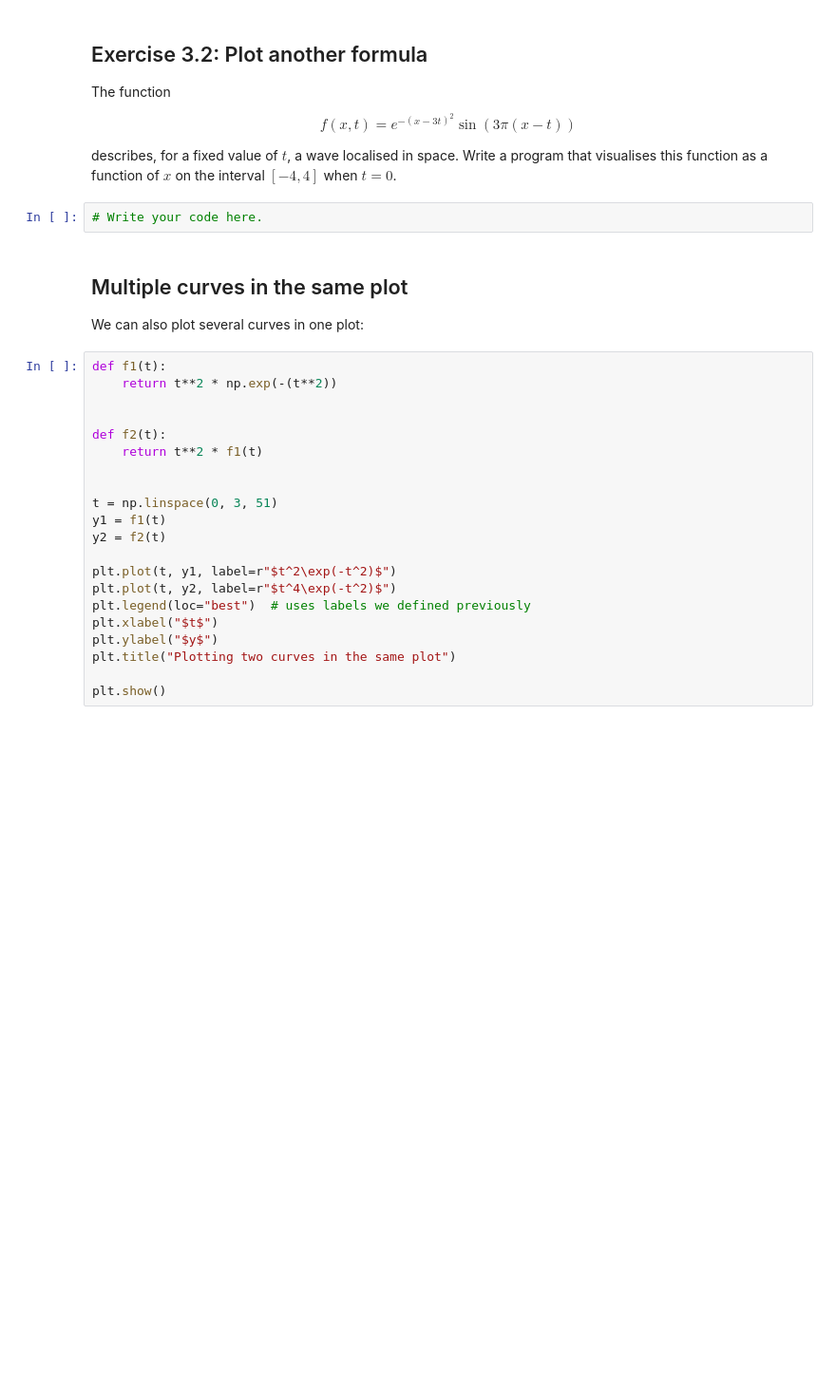
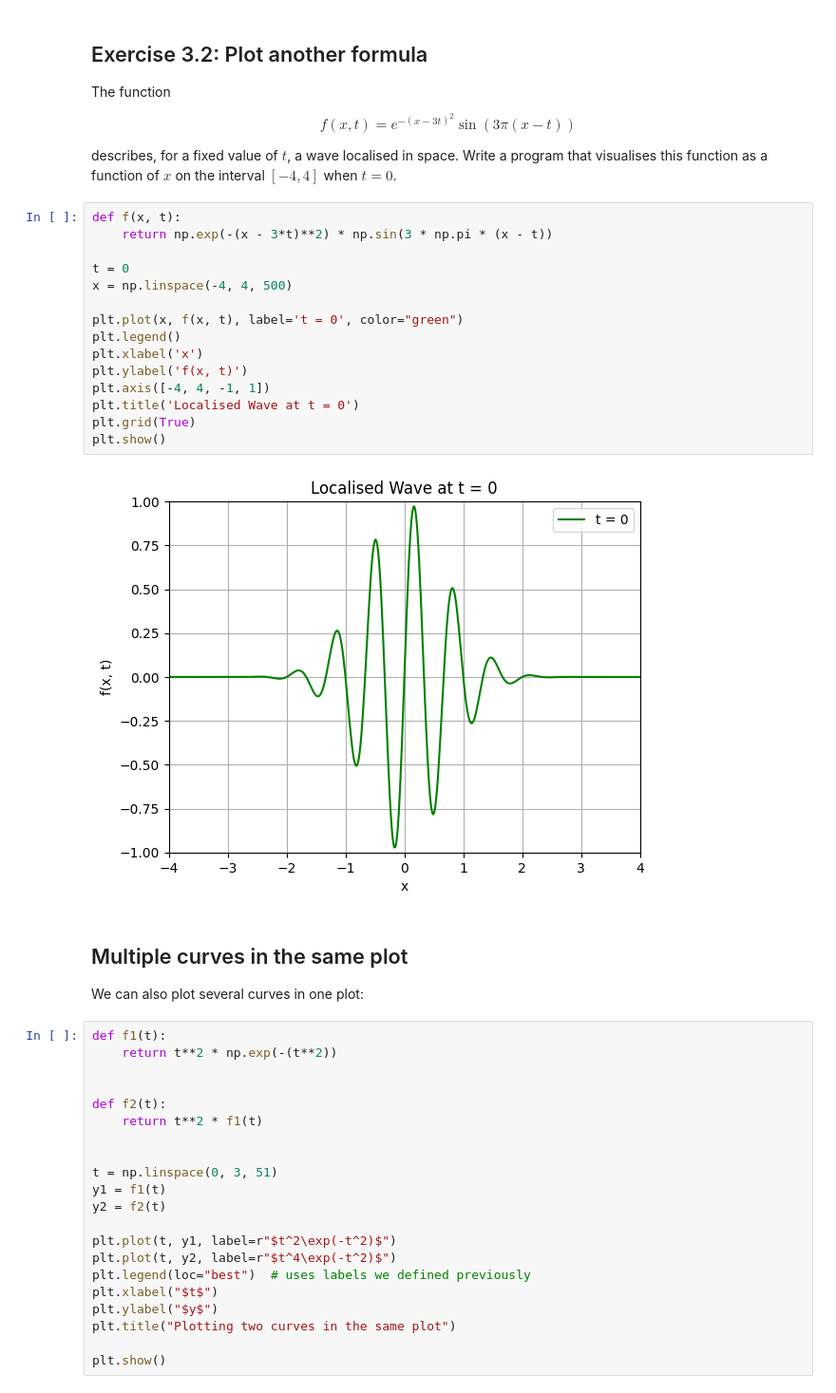
Before and after one commit to ada-3113482811/intro-to-python, a Jupyter notebook: lecture3/lecture3.ipynb, the cells around one changed output. Shown at 95% size. Saved outputs shown, nothing was run; the diff lists cells and outputs as text; blank space fills up the shorter version.

```diff
--- a/lecture3/lecture3.ipynb
+++ b/lecture3/lecture3.ipynb
@@ -67,8 +87,23 @@ The function
 $$f(x, t) = e^{-(x - 3t)^2}\sin(3\pi(x - t))$$
 
 describes, for a fixed value of $t$, a wave localised in space. Write a program that visualises this function as a function of $x$ on the interval $[−4, 4]$ when $t = 0$.
-# %%
-# Write your code here.
+# %%
+def f(x, t):
+    return np.exp(-(x - 3*t)**2) * np.sin(3 * np.pi * (x - t))
+
+t = 0
+x = np.linspace(-4, 4, 500)
+
+plt.plot(x, f(x, t), label='t = 0', color="green")
+plt.legend()
+plt.xlabel('x')
+plt.ylabel('f(x, t)')
+plt.axis([-4, 4, -1, 1])
+plt.title('Localised Wave at t = 0')
+plt.grid(True)
+plt.show()
+# %% [output]
+[figure, added]
 # %% [markdown]
 ## Multiple curves in the same plot
 
```
Also changed, not shown: parts of 10 cells of this notebook.
